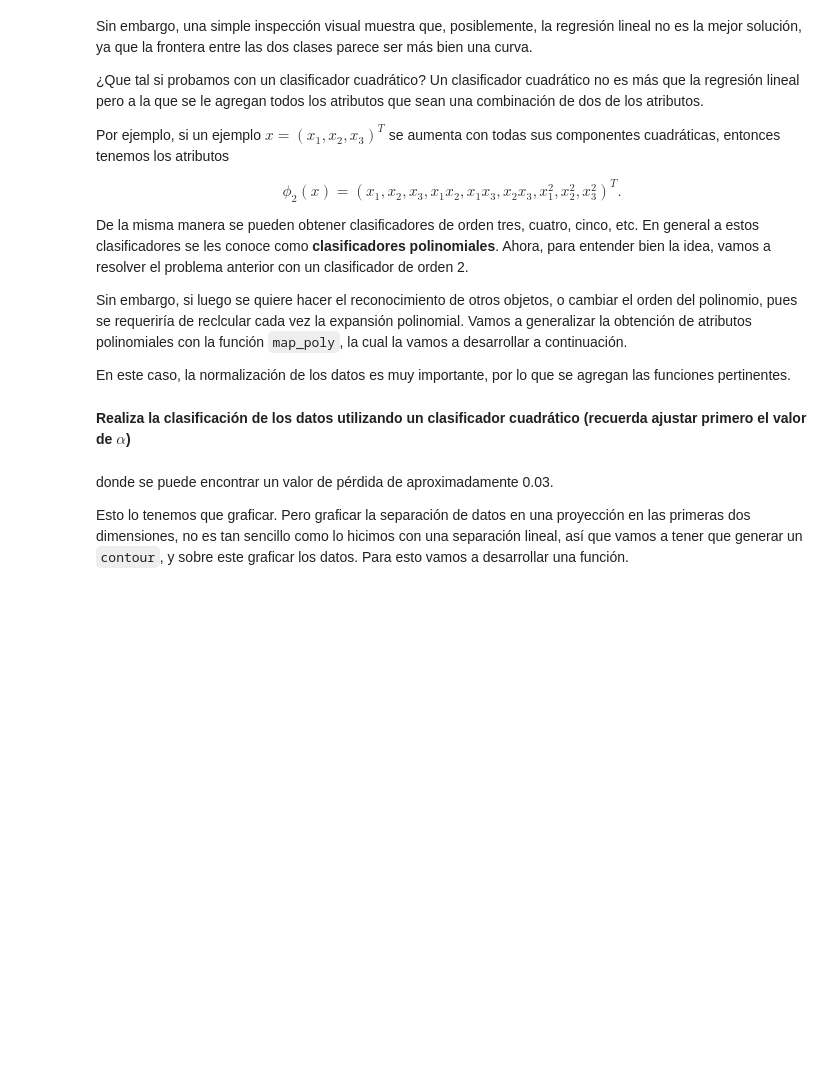
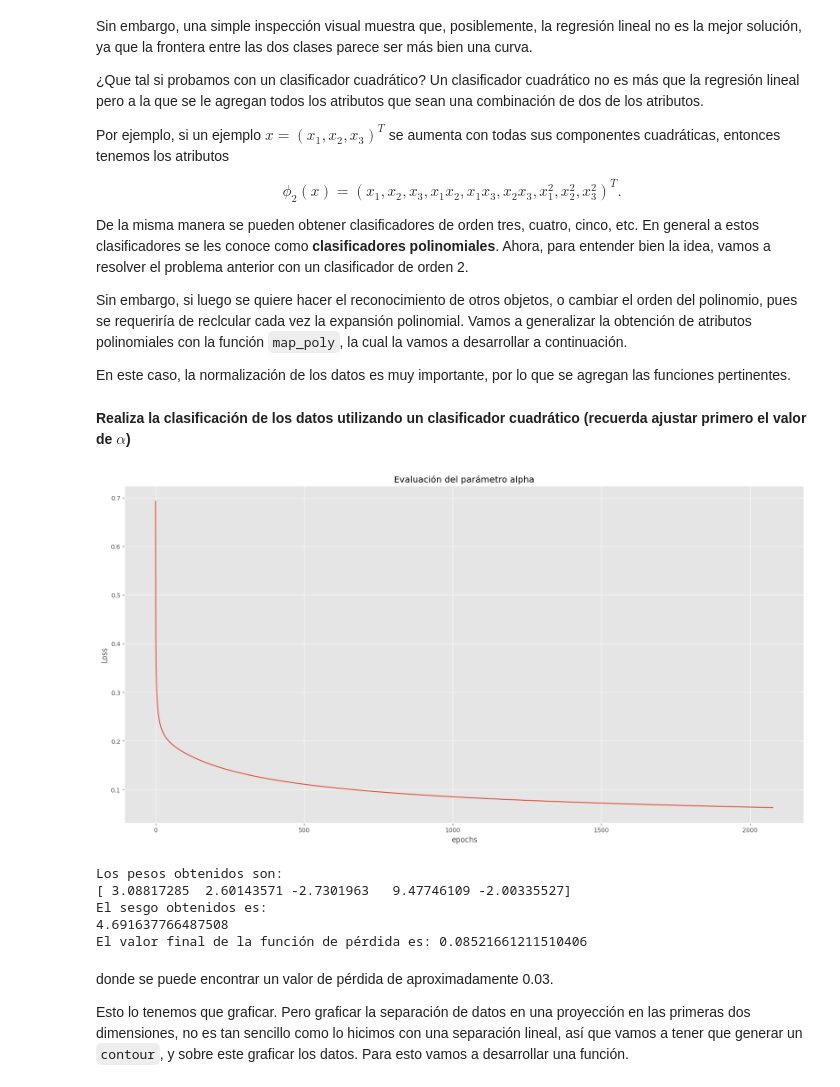
Before and after one commit to IA-UNISON/3-Aprendizaje, a Jupyter notebook: reg_logistica.ipynb, the cells around one changed output. Drawn from its saved outputs; the diff is of its cells as text; code cells hidden in the pictures; blank space fills up the shorter version.

```diff
--- a/reg_logistica.ipynb
+++ b/reg_logistica.ipynb
@@ -418,28 +422,36 @@ def normaliza(x, mu, des_std):
 # %%
 # Encuentra phi_x (x son la expansión polinomial de segundo orden, utiliza la función map_poly
 
 #--Agrega el código aqui--
-phi_x =  None
-mu, de = None
-phi_x_norm = None
+phi_x =  map_poly(2, x)
+mu, de = medias_std(phi_x)
+phi_x_norm = normaliza(phi_x, mu, de)
 
 # Utiliza la regresión logística
-alpha = None
-max_iter = None
+alpha = 1
+max_iter = 10000
 
 _, _, hist_loss = descenso_rl_lotes(phi_x_norm, y, alpha, max_iter, historial=True)
 
 plt.plot(range(len(hist_loss)), hist_loss)
 plt.xlabel('epochs')
 plt.ylabel('Loss')
 plt.title('Evaluación del parámetro alpha')
 plt.show()
+# %% [output]
+[figure, added]
 # %%
 w_norm, b_norm, _ = descenso_rl_lotes(phi_x_norm, y, alpha, 1000)
 
 print("Los pesos obtenidos son: \n{}".format(w_norm))
 print("El sesgo obtenidos es: \n{}".format(b_norm))
 print("El valor final de la función de pérdida es: {}".format(E_in(phi_x_norm, y, w_norm, b_norm)))
+# %% [output]
+Los pesos obtenidos son:
+[ 3.08817285  2.60143571 -2.7301963   9.47746109 -2.00335527]
+El sesgo obtenidos es:
+4.691637766487508
+El valor final de la función de pérdida es: 0.08521661211510406
 # %% [markdown]
 donde se puede encontrar un valor de pérdida de aproximadamente 0.03.
 
```
Also changed, not shown: parts of 3 cells of this notebook.
